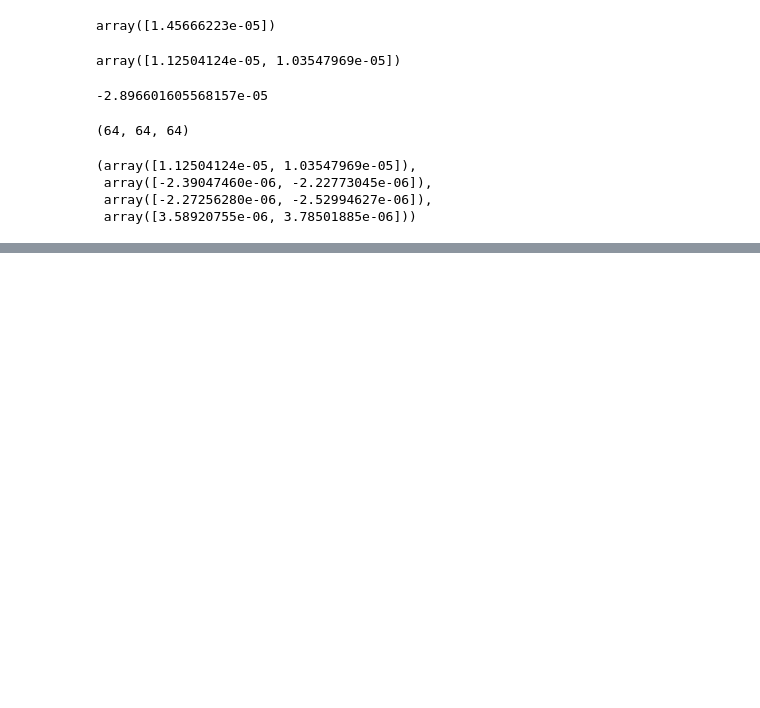
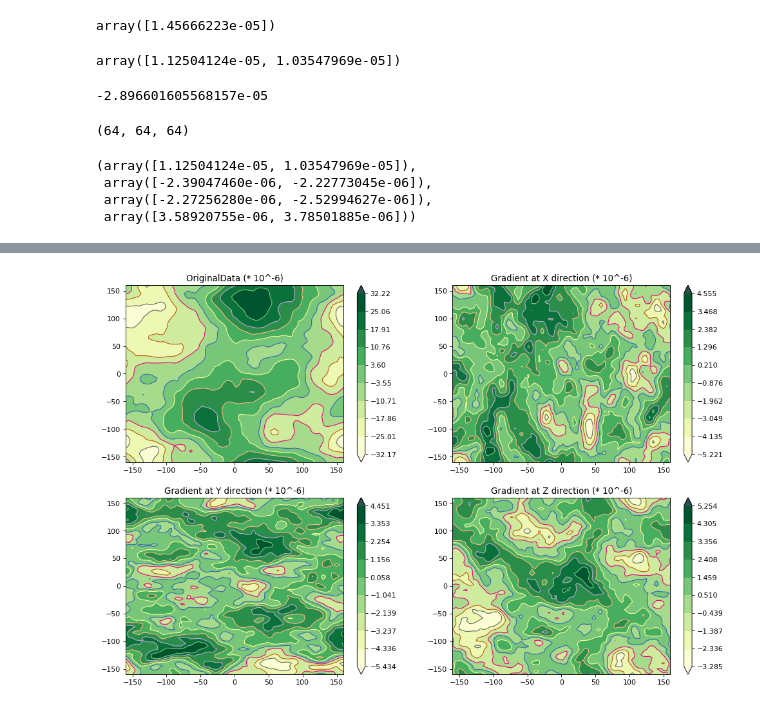
Before and after one commit to drnesr/GridInterpolation, a Jupyter notebook: Trials.ipynb, the cells around one changed output, grey strips where cells are left out. Drawn from its saved outputs; the diff is of its cells as text; code cells hidden in the pictures; blank space fills up the shorter version.

```diff
--- a/Trials.ipynb
+++ b/Trials.ipynb
@@ -61,0 +142,5 @@ get_val_and_grads(pts)
+# %%
+# Test 3
+draw_contour_at_sectionXY(0, x, y, add_legend=True)
+# %% [output]
+[figure, added]
```
Also changed, not shown: parts of 7 cells of this notebook.
